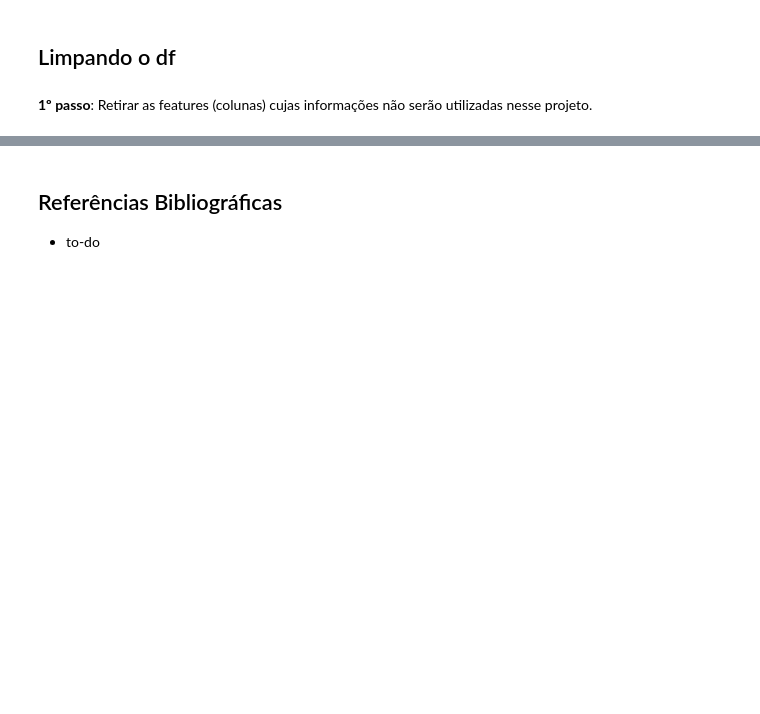
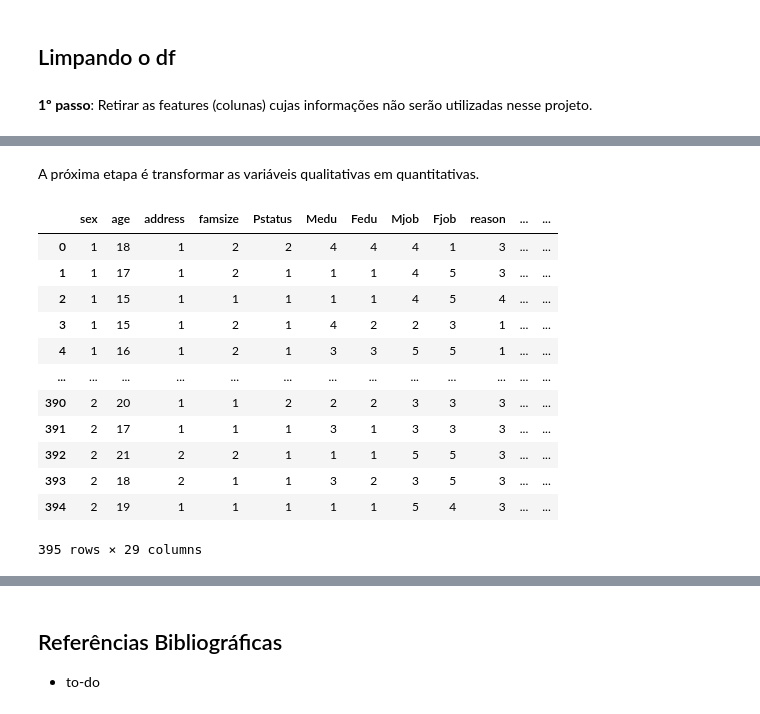
Before and after one commit to G3mha/why-students-fail-school, a Jupyter notebook: Project2.ipynb, the cells around one changed output, grey strips where cells are left out. Drawn from its saved outputs; the diff is of its cells as text; code cells hidden in the pictures; blank space fills up the shorter version.

```diff
--- a/Project2.ipynb
+++ b/Project2.ipynb
@@ -61,0 +63,28 @@ students
+# %% [markdown]
+A próxima etapa é transformar as variáveis qualitativas em quantitativas.
+# %%
+dic_qlt = {'sex': {'F': 1, 'M': 2}, 'address': {'U': 1, 'R': 2}, 'famsize': {'LE3': 1, 'GT3': 2}, 'Pstatus': {'T': 1, 'A': 2}, 'Mjob': {'teacher': 1, 'health': 2, 'services': 3, 'at_home': 4, 'other': 5}, 'Fjob': {'teacher': 1, 'health': 2, 'services': 3, 'at_home': 4, 'other': 5}, 'reason': {'home': 1, 'reputation': 2, 'course': 3, 'other': 4}, 'schoolsup': {'yes': 1, 'no': 2}, 'famsup': {'yes': 1, 'no': 2}, 'paid': {'yes': 1, 'no': 2}, 'activities': {'yes': 1, 'no': 2}, 'nursery': {'yes': 1, 'no': 2}, 'higher': {'yes': 1, 'no': 2}, 'internet': {'yes': 1, 'no': 2}, 'romantic': {'yes': 1, 'no': 2}}
+lista_qlt = list(dic_qlt.keys())
+for coluna in lista_qlt:
+    lista_final = []
+    for var in students[coluna]:
+        dic_qlt_coluna = dic_qlt[coluna]
+        lista_final.append(dic_qlt_coluna[var])
+    # print(len(lista_final))
+    # print(len(list(students[coluna])))
+    (students[coluna]).replace(list(students[coluna]), lista_final, inplace=True)
+students
+# %% [output]
+|  | sex | age | address | famsize | Pstatus | Medu | Fedu | Mjob | Fjob | reason | ... | ... |
+| 0 | 1 | 18 | 1 | 2 | 2 | 4 | 4 | 4 | 1 | 3 | ... | ... |
+| 1 | 1 | 17 | 1 | 2 | 1 | 1 | 1 | 4 | 5 | 3 | ... | ... |
+| 2 | 1 | 15 | 1 | 1 | 1 | 1 | 1 | 4 | 5 | 4 | ... | ... |
+| 3 | 1 | 15 | 1 | 2 | 1 | 4 | 2 | 2 | 3 | 1 | ... | ... |
+| 4 | 1 | 16 | 1 | 2 | 1 | 3 | 3 | 5 | 5 | 1 | ... | ... |
+| ... | ... | ... | ... | ... | ... | ... | ... | ... | ... | ... | ... | ... |
+| 390 | 2 | 20 | 1 | 1 | 2 | 2 | 2 | 3 | 3 | 3 | ... | ... |
+| 391 | 2 | 17 | 1 | 1 | 1 | 3 | 1 | 3 | 3 | 3 | ... | ... |
+| 392 | 2 | 21 | 2 | 2 | 1 | 1 | 1 | 5 | 5 | 3 | ... | ... |
+| 393 | 2 | 18 | 2 | 1 | 1 | 3 | 2 | 3 | 5 | 3 | ... | ... |
+| 394 | 2 | 19 | 1 | 1 | 1 | 1 | 1 | 5 | 4 | 3 | ... | ... |
+395 rows × 29 columns
```
Also changed, not shown: parts of 14 cells of this notebook, 1 other file.
